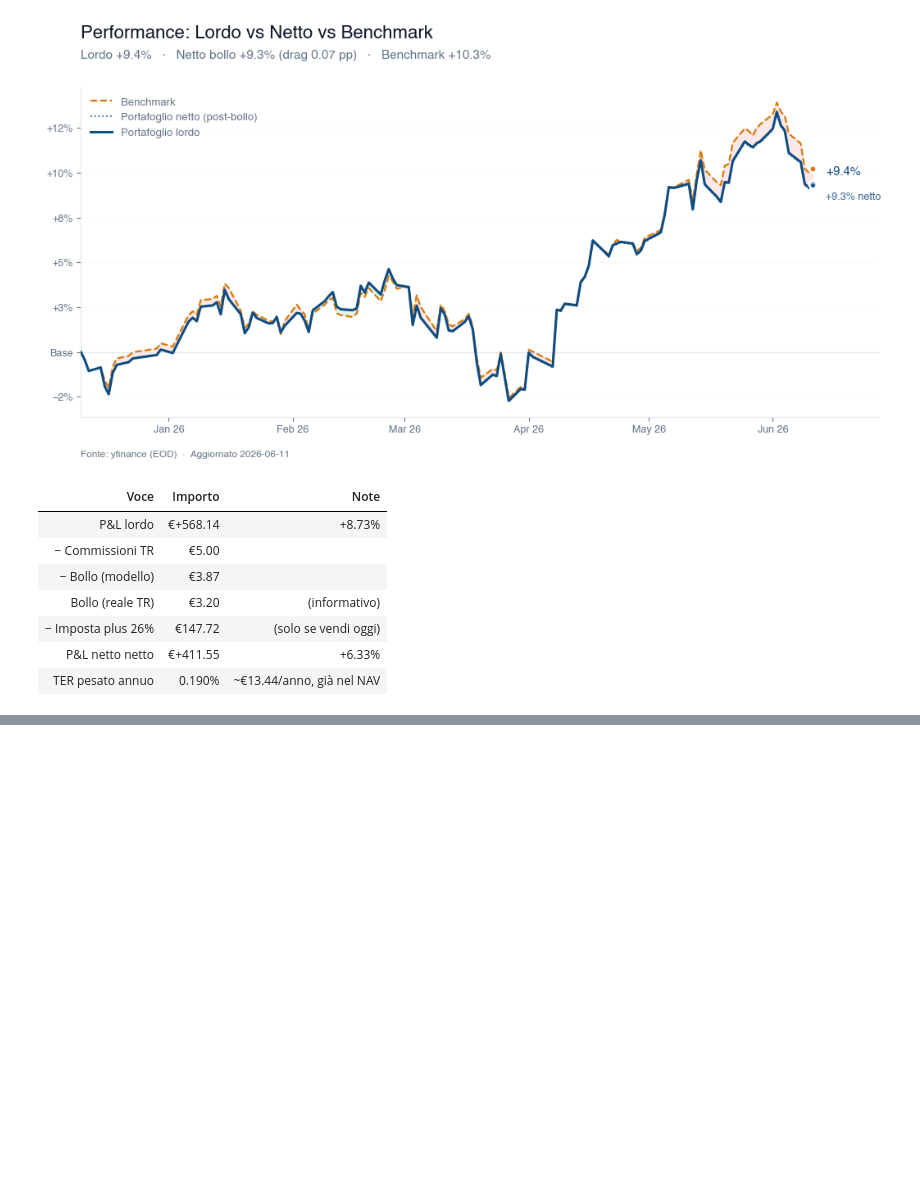
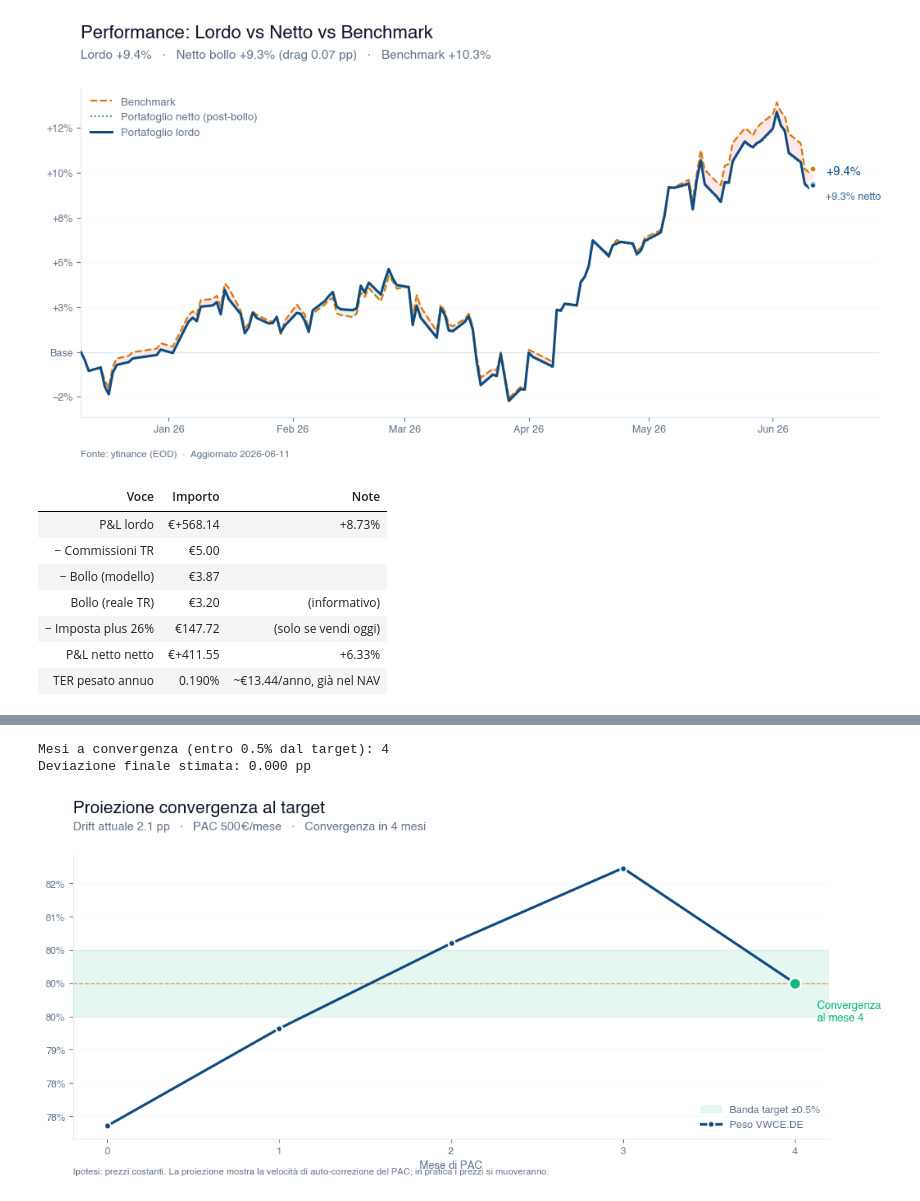
Before and after one commit to acquasalientemichele/portfolio-tracker, a Jupyter notebook: portfolio.ipynb, the cells around one changed output, grey strips where cells are left out. Cells and saved outputs as stored; diff of their text form; code cells hidden in the pictures; blank space fills up the shorter version.

```diff
--- a/portfolio.ipynb
+++ b/portfolio.ipynb
@@ -532,0 +583,78 @@ df_summary.style.hide(axis='index')
+# %%
+# === PROIEZIONE: in quanti mesi torno entro 0.5% dal target? ===
+proj = rb.project_convergence(
+    holdings_valued=holdings_valued,
+    target_allocation=settings['target_allocation'],
+    monthly_cash=NEXT_PAC_CASH,
+    prices=last_prices,
+    threshold=0.02,
+    fee_per_order=1.0,
+)
+
+print(f"Mesi a convergenza (entro 0.5% dal target): "
+      f"{proj['months_to_target'] if proj['converged'] else '> 60'}")
+print(f"Deviazione finale stimata: {proj['final_max_dev']*100:.3f} pp")
+print()
+
+# === GRAFICO: convergenza del peso del ticker principale ===
+hist = proj['history']
+
+# Identifica il ticker con target maggiore (es. VWCE col 80%)
+main_ticker = max(settings['target_allocation'],
+                  key=settings['target_allocation'].get)
+main_target = settings['target_allocation'][main_ticker]
+main_col = f'w_{main_ticker}'
+
+fig, ax = plt.subplots(figsize=(11, 5.0))
+cs.style_axis(ax, euro=False, date_axis=False)
+
+# Banda target ±0.5%
+ax.axhspan(main_target - 0.005, main_target + 0.005,
+           color=cs.COLORS['gain'], alpha=0.10, zorder=1,
+           label='Banda target ±0.5%')
+ax.axhline(main_target, color=cs.COLORS['benchmark'], linewidth=1.0,
+           linestyle='--', alpha=0.7, zorder=2)
+
+# Linea peso del ticker principale
+ax.plot(hist['month'], hist[main_col], color=cs.COLORS['value'],
+        linewidth=2.4, marker='o', markersize=6, markeredgecolor='white',
+        markeredgewidth=1.5, label=f'Peso {main_ticker}', zorder=4)
+
+# Annotazione punto di convergenza
+if proj['converged']:
+    conv_month = proj['months_to_target']
+    conv_w = hist.loc[hist['month'] == conv_month, main_col].iloc[0]
+    ax.scatter([conv_month], [conv_w], color=cs.COLORS['gain'], s=120,
+               zorder=5, edgecolor='white', linewidth=2.0)
+    ax.annotate(f'  Convergenza\n  al mese {conv_month}',
+                xy=(conv_month, conv_w),
+                xytext=(15, -15), textcoords='offset points',
+                va='top', ha='left', fontsize=10, fontweight='bold',
+                color=cs.COLORS['gain'])
+
+ax.set_xlabel('Mese di PAC', color=cs.COLORS['muted'], fontsize=10)
+ax.yaxis.set_major_formatter(plt.FuncFormatter(lambda v, _: f'{v*100:.0f}%'))
+ax.set_xticks(range(0, len(hist), max(1, len(hist)//10)))
+
+cs.style_legend(ax, loc='lower right')
+
+current_dev = hist.iloc[0]['max_dev'] * 100
+subtitle = (f'Drift attuale {current_dev:.1f} pp   ·   '
+            f'PAC {NEXT_PAC_CASH:.0f}€/mese   ·   ')
+if proj['converged']:
+    subtitle += f'Convergenza in {proj["months_to_target"]} mesi'
+else:
+    subtitle += f'Non converge entro 60 mesi'
+
+cs.add_title(
+    fig,
+    title='Proiezione convergenza al target',
+    subtitle=subtitle,
+    source='Ipotesi: prezzi costanti. La proiezione mostra la velocità di '
+           'auto-correzione del PAC; in pratica i prezzi si muoveranno.',
+)
+plt.show()
+# %% [output]
+Mesi a convergenza (entro 0.5% dal target): 4
+Deviazione finale stimata: 0.000 pp
+[figure, added]
```
Also changed, not shown: parts of 3 cells of this notebook, 1 other file.
